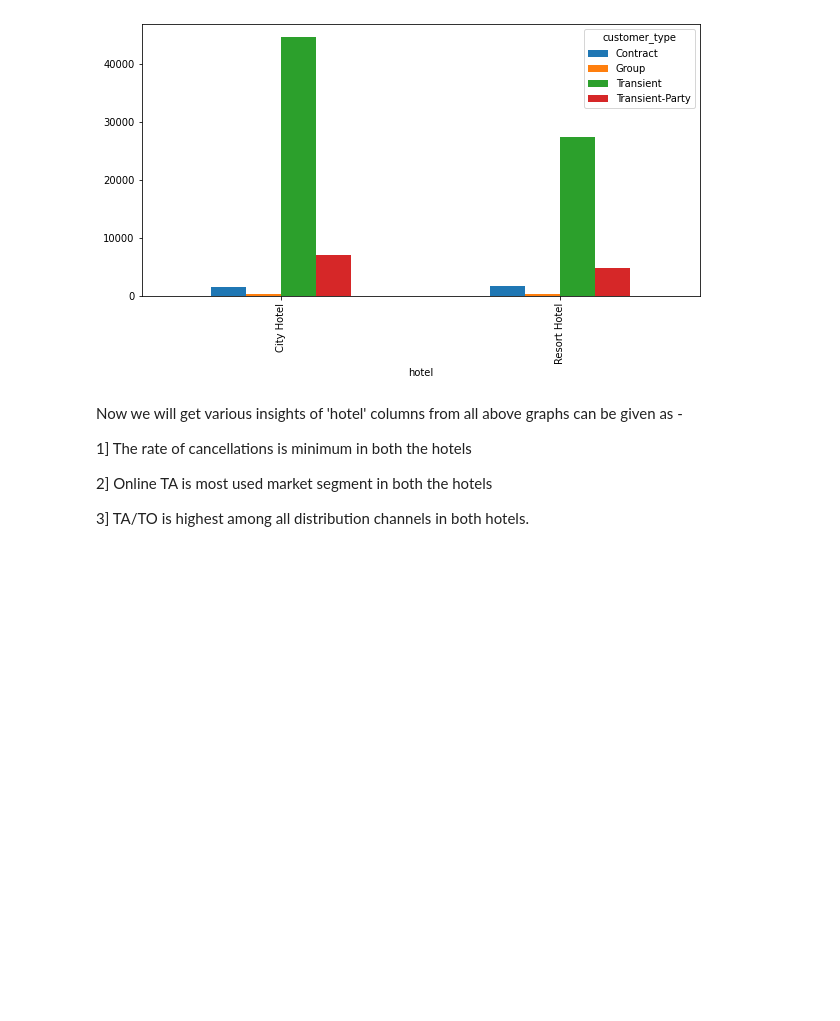
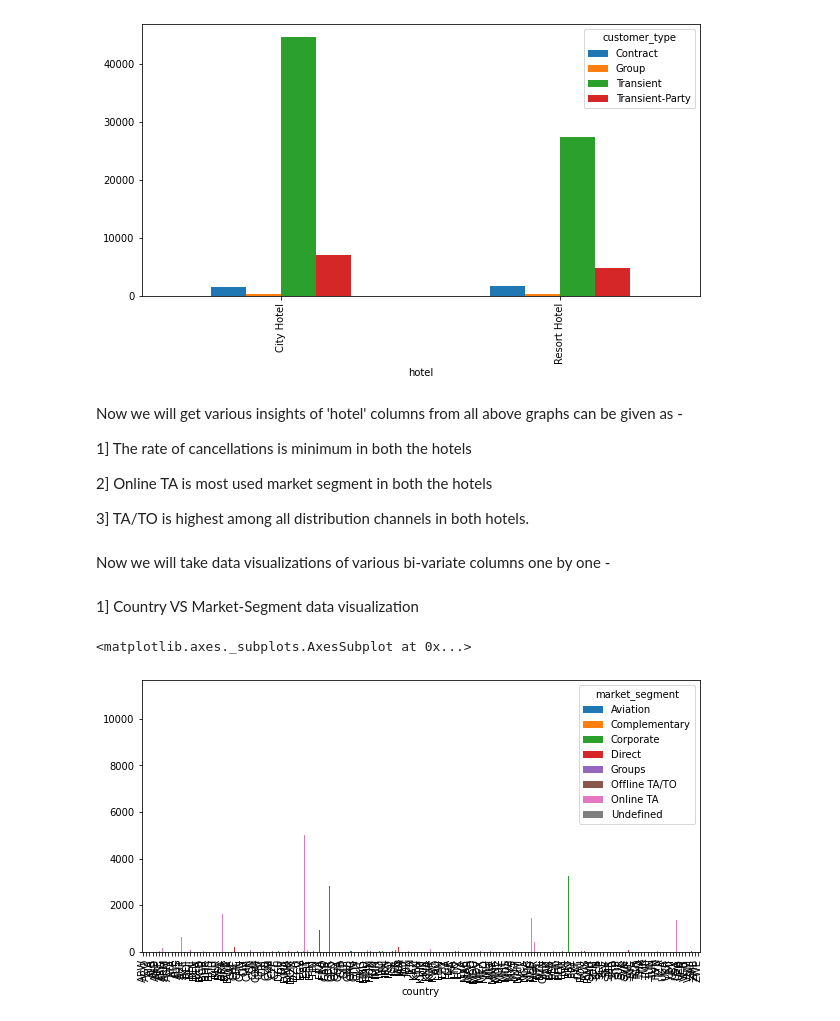
Before and after one commit to Vaishnavipadwad/HOTEL-BOOKING-ANALYSIS, a Jupyter notebook: Hotel_Booking_Analysis1.ipynb, the cells around one changed output. Cells and saved outputs as stored; diff of their text form; code cells hidden in the pictures; blank space fills up the shorter version.

```diff
--- a/Hotel_Booking_Analysis1.ipynb
+++ b/Hotel_Booking_Analysis1.ipynb
@@ -239,3 +239,13 @@ Now we will get various insights of 'hotel' columns from all above graphs can be
 2] Online TA is most used market segment in both the hotels
 
 3] TA/TO is highest among all distribution channels in both hotels.
+# %% [markdown]
+Now we will take data visualizations of various bi-variate columns one by one -
+# %% [markdown]
+1] Country VS Market-Segment data visualization
+# %%
+df10 = df.groupby(['country','market_segment']).size().unstack()
+df10.plot(kind="bar",figsize=(10,5))
+# %% [output]
+<matplotlib.axes._subplots.AxesSubplot at 0x...>
+[figure, added]
```
Also changed, not shown: parts of 7 cells of this notebook.
